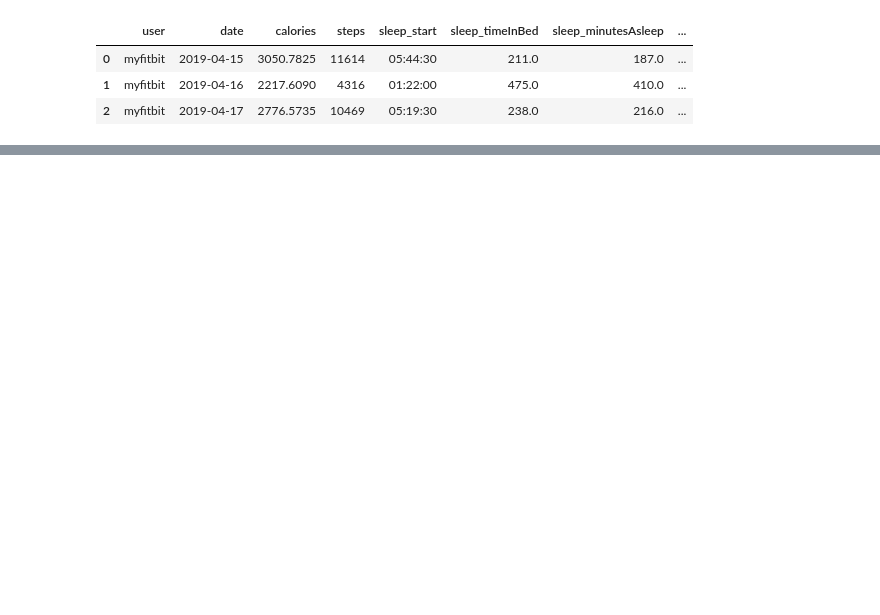
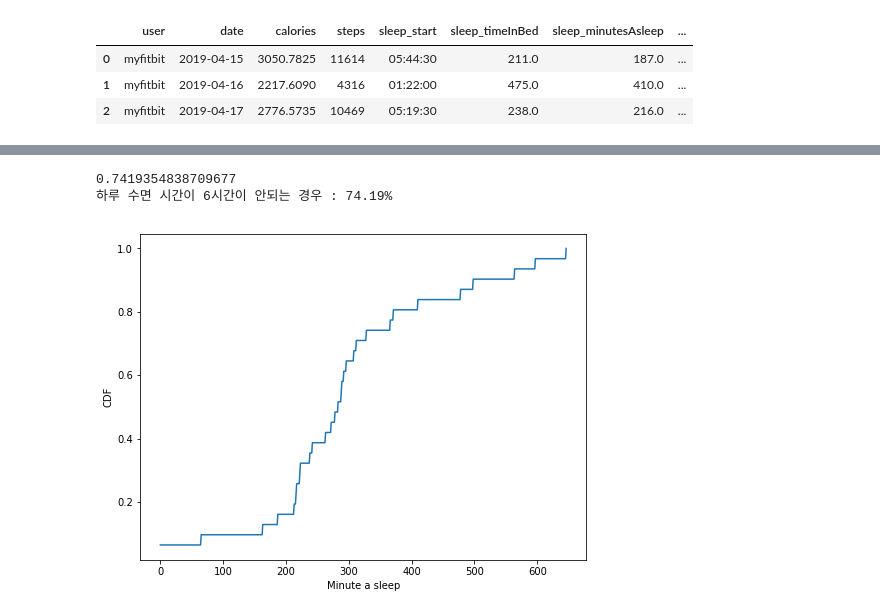
Before and after one commit to lim4349/fitness_data, a Jupyter notebook: lab.ipynb, the cells around one changed output, grey strips where cells are left out. Saved outputs shown, nothing was run; the diff lists cells and outputs as text; code cells hidden in the pictures; blank space fills up the shorter version.

```diff
--- a/lab.ipynb
+++ b/lab.ipynb
@@ -17,0 +27,17 @@ df['']
+# %%
+sleep_list = [int(sleep) for sleep in df['sleep_minutesAsleep']]
+sleep_list_count = np.zeros(max(sleep_list)+1)
+for sleep in sleep_list:
+    sleep_list_count[int(sleep)] += 1
+sleep_cumsum = sleep_list_count.cumsum()
+sleep_cdf = [cumsum/sleep_cumsum[-1] for cumsum in sleep_cumsum]
+print('하루 수면 시간이 6시간이 안되는 경우 : {0}%'.format(round(sleep_cdf[360]*100,2)))
+plt.figure(figsize=(8,6))
+plt.plot(sleep_cdf)
+plt.xlabel('Minute a sleep')
+plt.ylabel('CDF')
+plt.show()
+# %% [output]
+0.7419354838709677
+하루 수면 시간이 6시간이 안되는 경우 : 74.19%
+[figure, added]
```
Also changed, not shown: parts of 10 cells of this notebook, 1 other file.
